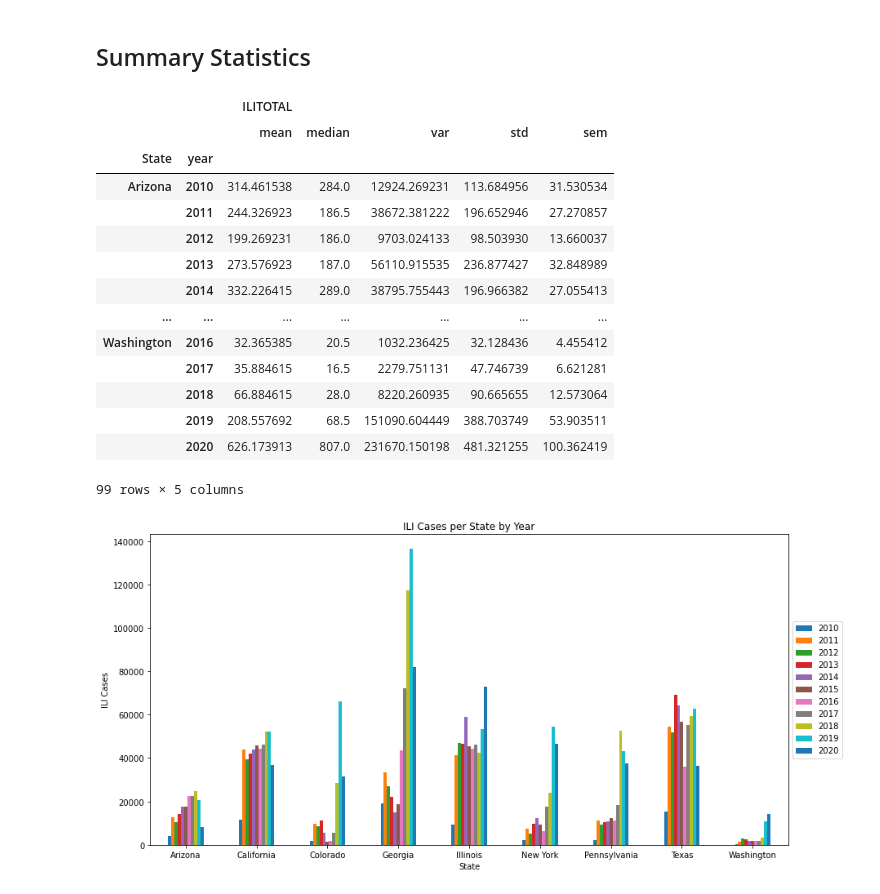
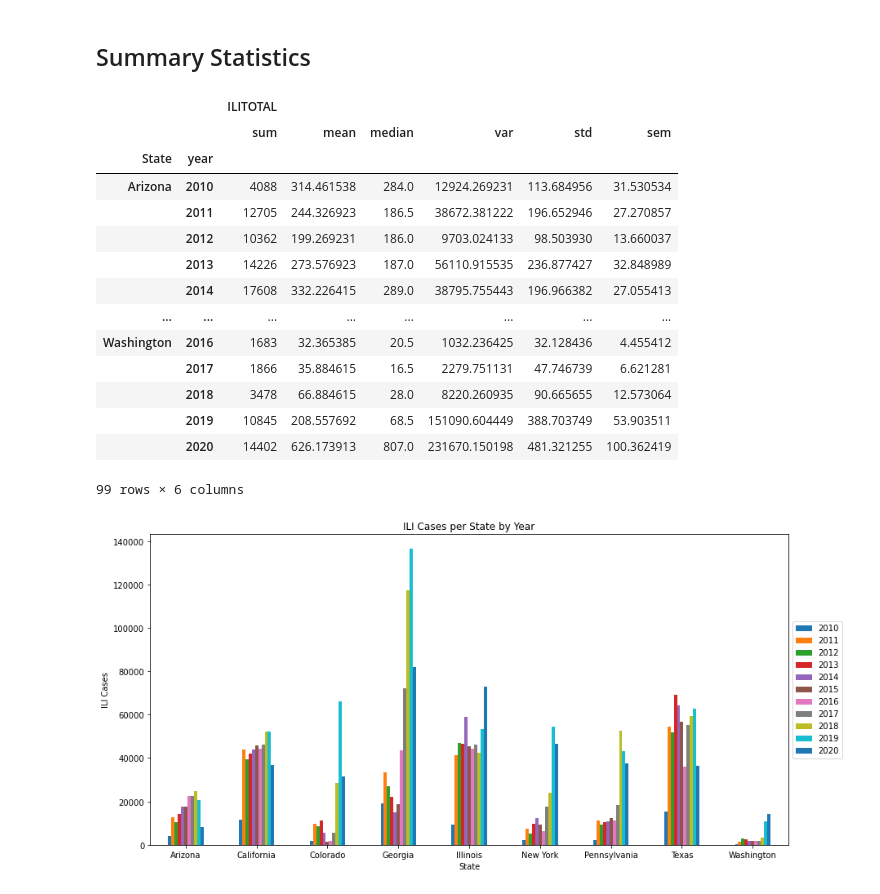
Before and after one commit to p4rc1v4l/flu_vs_weather, a Jupyter notebook: ILI Cases.ipynb, the cells around one changed output. Saved outputs shown, nothing was run; the diff lists cells and outputs as text; code cells hidden in the pictures.

```diff
--- a/ILI Cases.ipynb
+++ b/ILI Cases.ipynb
@@ -99,25 +99,25 @@ final_df.to_csv('Data/ILI Totals for Desired States.csv', index=False)
 # %%
 # Generate a summary statistics table for each state by year
 state_group = final_df.groupby(['State', 'year'])
 summary_statistics = state_group.agg({
-    'ILITOTAL':['mean', 'median','var', 'std', 'sem']})
+    'ILITOTAL':['sum','mean', 'median','var', 'std', 'sem']})
 summary_statistics
 # %% [output]
-|  |  | ILITOTAL |  |  |  |  |
-|  |  | mean | median | var | std | sem |
-| State | year |  |  |  |  |  |
-| Arizona | 2010 | 314.461538 | 284.0 | 12924.269231 | 113.684956 | 31.530534 |
-|  | 2011 | 244.326923 | 186.5 | 38672.381222 | 196.652946 | 27.270857 |
-|  | 2012 | 199.269231 | 186.0 | 9703.024133 | 98.503930 | 13.660037 |
-|  | 2013 | 273.576923 | 187.0 | 56110.915535 | 236.877427 | 32.848989 |
-|  | 2014 | 332.226415 | 289.0 | 38795.755443 | 196.966382 | 27.055413 |
-| ... | ... | ... | ... | ... | ... | ... |
-| Washington | 2016 | 32.365385 | 20.5 | 1032.236425 | 32.128436 | 4.455412 |
-|  | 2017 | 35.884615 | 16.5 | 2279.751131 | 47.746739 | 6.621281 |
-|  | 2018 | 66.884615 | 28.0 | 8220.260935 | 90.665655 | 12.573064 |
-|  | 2019 | 208.557692 | 68.5 | 151090.604449 | 388.703749 | 53.903511 |
-|  | 2020 | 626.173913 | 807.0 | 231670.150198 | 481.321255 | 100.362419 |
+|  |  | ILITOTAL |  |  |  |  |  |
+|  |  | sum | mean | median | var | std | sem |
+| State | year |  |  |  |  |  |  |
+| Arizona | 2010 | 4088 | 314.461538 | 284.0 | 12924.269231 | 113.684956 | 31.530534 |
+|  | 2011 | 12705 | 244.326923 | 186.5 | 38672.381222 | 196.652946 | 27.270857 |
+|  | 2012 | 10362 | 199.269231 | 186.0 | 9703.024133 | 98.503930 | 13.660037 |
+|  | 2013 | 14226 | 273.576923 | 187.0 | 56110.915535 | 236.877427 | 32.848989 |
+|  | 2014 | 17608 | 332.226415 | 289.0 | 38795.755443 | 196.966382 | 27.055413 |
+| ... | ... | ... | ... | ... | ... | ... | ... |
+| Washington | 2016 | 1683 | 32.365385 | 20.5 | 1032.236425 | 32.128436 | 4.455412 |
+|  | 2017 | 1866 | 35.884615 | 16.5 | 2279.751131 | 47.746739 | 6.621281 |
+|  | 2018 | 3478 | 66.884615 | 28.0 | 8220.260935 | 90.665655 | 12.573064 |
+|  | 2019 | 10845 | 208.557692 | 68.5 | 151090.604449 | 388.703749 | 53.903511 |
+|  | 2020 | 14402 | 626.173913 | 807.0 | 231670.150198 | 481.321255 | 100.362419 |
-99 rows × 5 columns
+99 rows × 6 columns
 # %%
 bar_plot = state_group['ILITOTAL'].sum().unstack().plot(kind='bar', legend=False, figsize=(14,7), rot = 0,
                                              title='ILI Cases per State by Year')
```
Also changed, not shown: 2 other files.
